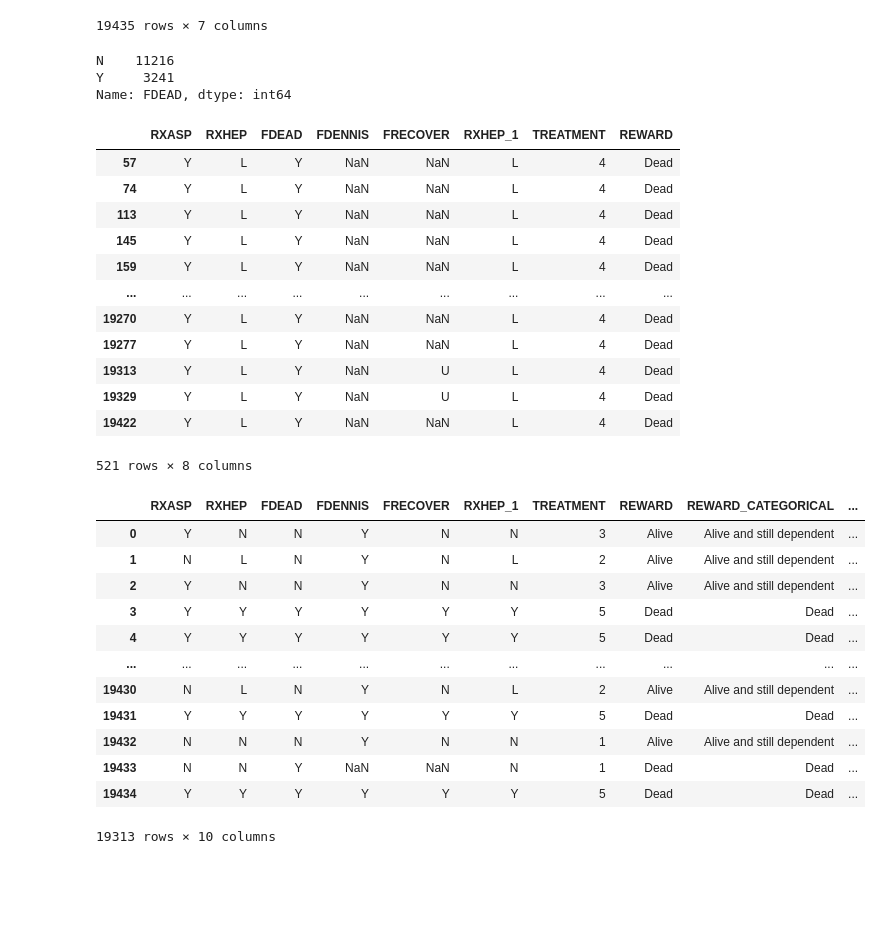
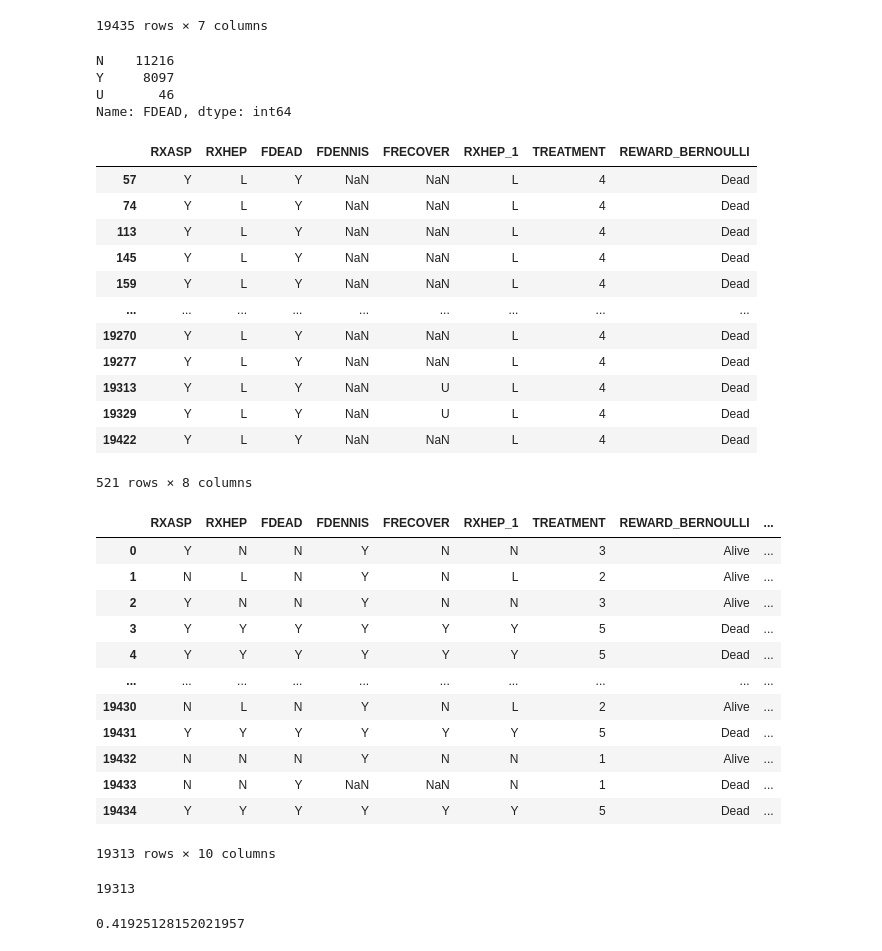
Before and after one commit to ruthkangyr/Clinical-Trials-MAB-Algorithms, a Jupyter notebook: Data Cleaning/data cleaning.ipynb, the cells around one changed output. Drawn from its saved outputs; the diff is of its cells as text; code cells hidden in the pictures; blank space fills up the shorter version.

```diff
--- a/Data Cleaning/data cleaning.ipynb
+++ b/Data Cleaning/data cleaning.ipynb
@@ -74,10 +74,11 @@ df_new
 | 19434 | Y | Y | Y | Y | Y | Y | 5 |
 19435 rows × 7 columns
 # %%
-df_new_removed['FDEAD'].value_counts()
+df_new['FDEAD'].value_counts()
 # %% [output]
 N    11216
-Y     3241
+Y     8097
+U       46
 Name: FDEAD, dtype: int64
 # %%
 df_new_removed = df_new[(df_new['FDEAD'] != 'U') & (df_new['FDEAD'].notnull())]
@@ -89,11 +90,11 @@ conditions = [
 ]
 
 values = ['Dead', 'Alive']
-df_new_removed['REWARD'] = np.select(conditions, values)
+df_new_removed['REWARD_BERNOULLI'] = np.select(conditions, values)
 # %%
-df_new_removed[(df_new_removed['TREATMENT'] == 4) & (df_new_removed['REWARD'] == 'Dead')]
+df_new_removed[(df_new_removed['TREATMENT'] == 4) & (df_new_removed['REWARD_BERNOULLI'] == 'Dead')]
 # %% [output]
-|  | RXASP | RXHEP | FDEAD | FDENNIS | FRECOVER | RXHEP_1 | TREATMENT | REWARD |
+|  | RXASP | RXHEP | FDEAD | FDENNIS | FRECOVER | RXHEP_1 | TREATMENT | REWARD_BERNOULLI |
 | 57 | Y | L | Y | NaN | NaN | L | 4 | Dead |
 | 74 | Y | L | Y | NaN | NaN | L | 4 | Dead |
 | 113 | Y | L | Y | NaN | NaN | L | 4 | Dead |
@@ -122,21 +123,34 @@ conditions_cat = [
 values_cat = ['Dead', 'Dead after recovery', 'Alive and still dependent', 'Alive and recovered', 'Alive and still dependent', 'Alive and recovered', 'Dead', 'Alive with unknown status']
 df_new_removed['REWARD_CATEGORICAL'] = np.select(conditions_cat, values_cat)
 # %%
-df_new_removed.loc[df_new_removed['REWARD'] == 'Alive', 'REWARD_VALUE'] = 1
-df_new_removed.loc[df_new_removed['REWARD'] == 'Dead', 'REWARD_VALUE'] = 0
-df_new_removed = df_new_removed.astype({'REWARD_VALUE': 'int32'})
+df_new_removed.loc[df_new_removed['REWARD_BERNOULLI'] == 'Alive', 'REWARD_VALUE (BER)'] = 1
+df_new_removed.loc[df_new_removed['REWARD_BERNOULLI'] == 'Dead', 'REWARD_VALUE (BER)'] = 0
+df_new_removed = df_new_removed.astype({'REWARD_VALUE (BER)': 'int32'})
 df_new_removed
 # %% [output]
-|  | RXASP | RXHEP | FDEAD | FDENNIS | FRECOVER | RXHEP_1 | TREATMENT | REWARD | REWARD_CATEGORICAL | ... |
-| 0 | Y | N | N | Y | N | N | 3 | Alive | Alive and still dependent | ... |
-| 1 | N | L | N | Y | N | L | 2 | Alive | Alive and still dependent | ... |
-| 2 | Y | N | N | Y | N | N | 3 | Alive | Alive and still dependent | ... |
-| 3 | Y | Y | Y | Y | Y | Y | 5 | Dead | Dead | ... |
-| 4 | Y | Y | Y | Y | Y | Y | 5 | Dead | Dead | ... |
-| ... | ... | ... | ... | ... | ... | ... | ... | ... | ... | ... |
-| 19430 | N | L | N | Y | N | L | 2 | Alive | Alive and still dependent | ... |
-| 19431 | Y | Y | Y | Y | Y | Y | 5 | Dead | Dead | ... |
-| 19432 | N | N | N | Y | N | N | 1 | Alive | Alive and still dependent | ... |
-| 19433 | N | N | Y | NaN | NaN | N | 1 | Dead | Dead | ... |
-| 19434 | Y | Y | Y | Y | Y | Y | 5 | Dead | Dead | ... |
+|  | RXASP | RXHEP | FDEAD | FDENNIS | FRECOVER | RXHEP_1 | TREATMENT | REWARD_BERNOULLI | ... |
+| 0 | Y | N | N | Y | N | N | 3 | Alive | ... |
+| 1 | N | L | N | Y | N | L | 2 | Alive | ... |
+| 2 | Y | N | N | Y | N | N | 3 | Alive | ... |
+| 3 | Y | Y | Y | Y | Y | Y | 5 | Dead | ... |
+| 4 | Y | Y | Y | Y | Y | Y | 5 | Dead | ... |
+| ... | ... | ... | ... | ... | ... | ... | ... | ... | ... |
+| 19430 | N | L | N | Y | N | L | 2 | Alive | ... |
+| 19431 | Y | Y | Y | Y | Y | Y | 5 | Dead | ... |
+| 19432 | N | N | N | Y | N | N | 1 | Alive | ... |
+| 19433 | N | N | Y | NaN | NaN | N | 1 | Dead | ... |
+| 19434 | Y | Y | Y | Y | Y | Y | 5 | Dead | ... |
 19313 rows × 10 columns
+# %%
+cat_dead = df_new_removed['REWARD_CATEGORICAL'].value_counts()[0]
+cat_alivedep = df_new_removed['REWARD_CATEGORICAL'].value_counts()[1]
+cat_aliverec = df_new_removed['REWARD_CATEGORICAL'].value_counts()[2]
+cat_aliveunk = df_new_removed['REWARD_CATEGORICAL'].value_counts()[3]
+cat_total = sum(df_new_removed['REWARD_CATEGORICAL'].value_counts())
+cat_total
+# %% [output]
+19313
+# %%
+cat_dead / cat_total
+# %% [output]
+0.41925128152021957
```
Also changed, not shown: parts of 6 cells of this notebook, 2 other files.
